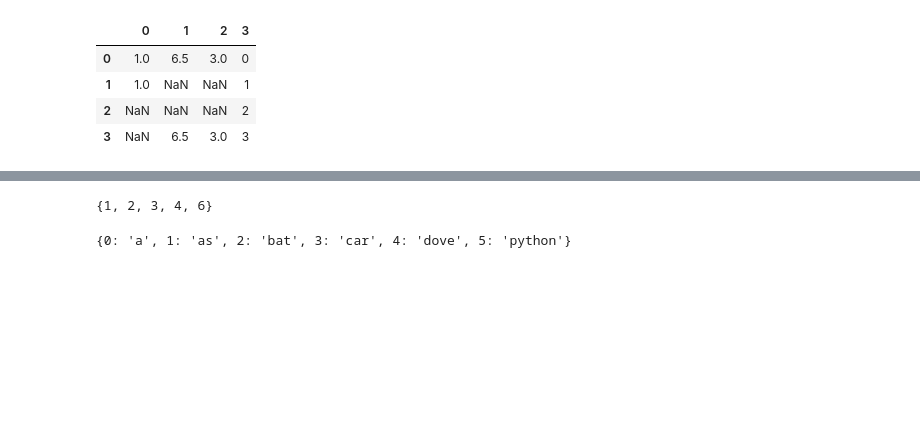
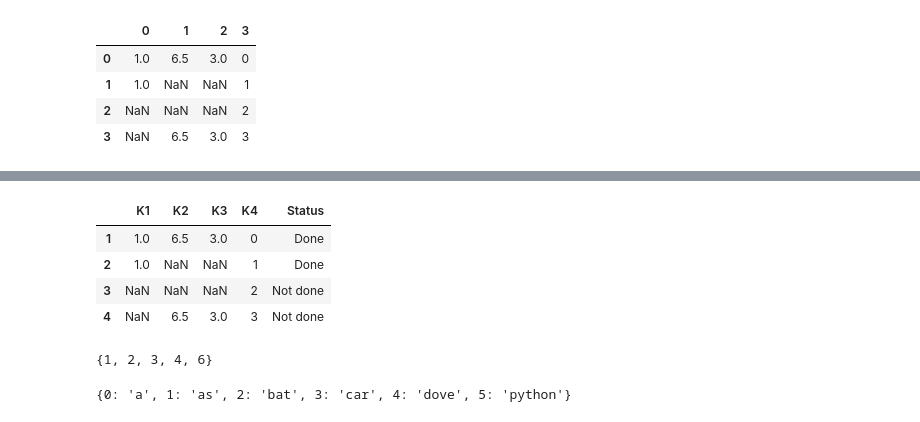
Before and after one commit to juandazapatac/pydata-book-notes, a Jupyter notebook: just_some_scripts.ipynb, the cells around one changed output, grey strips where cells are left out. Cells and saved outputs as stored; diff of their text form; code cells hidden in the pictures; blank space fills up the shorter version.

```diff
--- a/just_some_scripts.ipynb
+++ b/just_some_scripts.ipynb
@@ -14,3 +56,14 @@ data
+# %%
+data.index = np.arange(1, 5)
+data.rename(columns={np.nan:"Status"},inplace=True)
+# %%
+data.rename(columns)
+# %% [output]
+|  | K1 | K2 | K3 | K4 | Status |
+| 1 | 1.0 | 6.5 | 3.0 | 0 | Done |
+| 2 | 1.0 | NaN | NaN | 1 | Done |
+| 3 | NaN | NaN | NaN | 2 | Not done |
+| 4 | NaN | 6.5 | 3.0 | 3 | Not done |
 # %%
 strings = ["a", "as", "bat", "car", "dove", "python"]
 # %%
```
Also changed, not shown: parts of 67 cells of this notebook, 2 other files.
